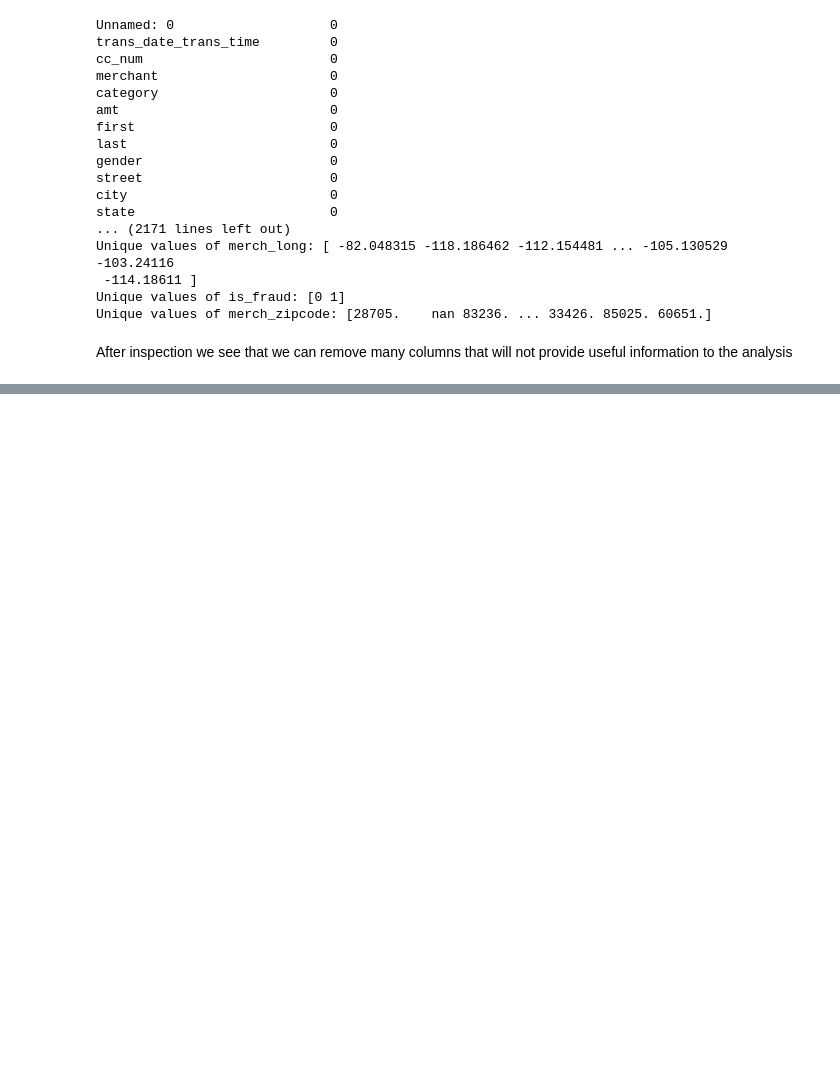
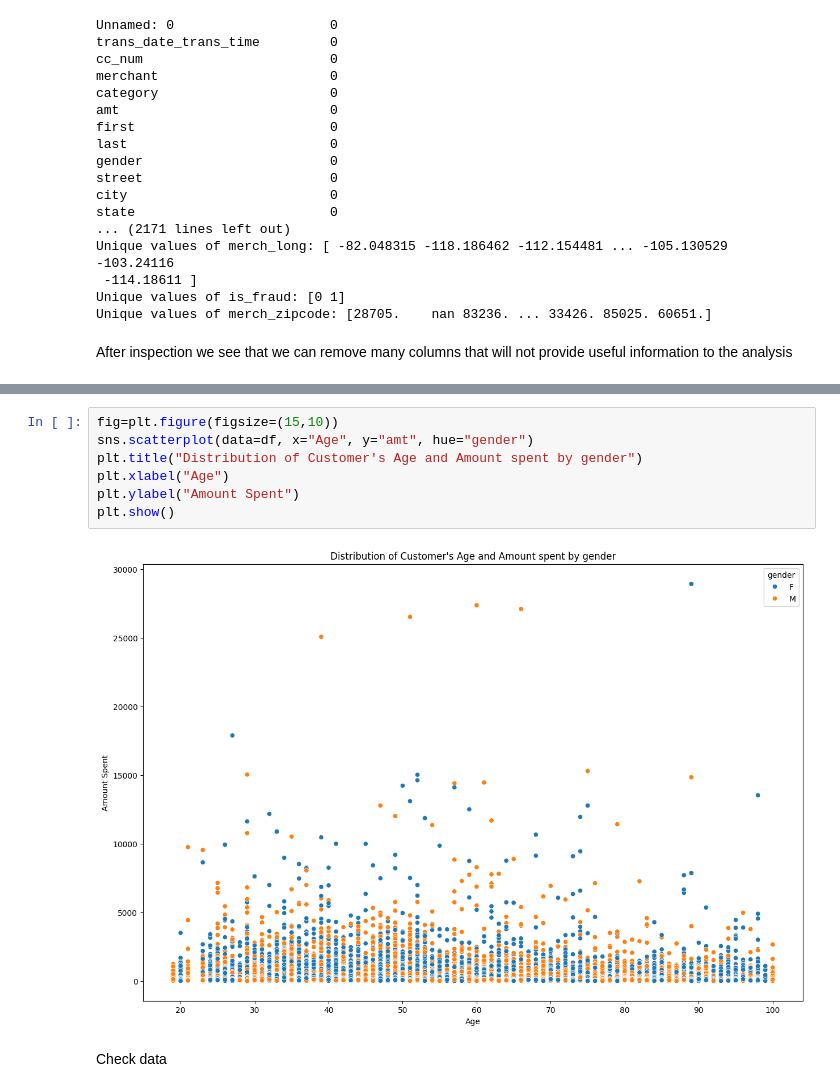
Before and after one commit to godzgft2/ml-clustering, a Jupyter notebook: main.ipynb, the cells around one changed output, grey strips where cells are left out. Cells and saved outputs as stored; diff of their text form; blank space fills up the shorter version.

```diff
--- a/main.ipynb
+++ b/main.ipynb
@@ -56,0 +78,11 @@ df.head()
+# %%
+fig=plt.figure(figsize=(15,10))
+sns.scatterplot(data=df, x="Age", y="amt", hue="gender")
+plt.title("Distribution of Customer's Age and Amount spent by gender")
+plt.xlabel("Age")
+plt.ylabel("Amount Spent")
+plt.show()
+# %% [output]
+[figure, added]
+# %% [markdown]
+Check data
```
Also changed, not shown: parts of 27 cells of this notebook.
